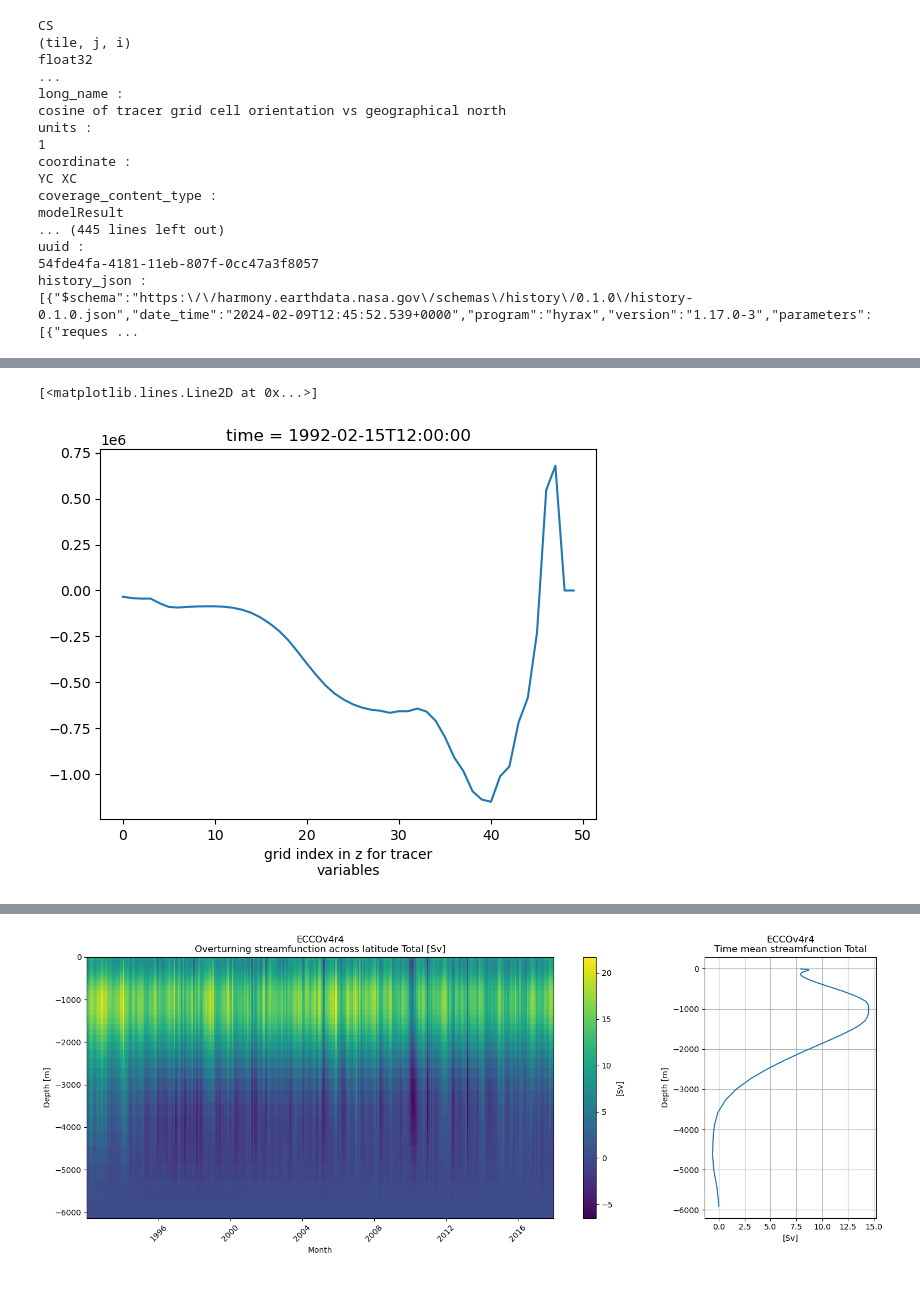
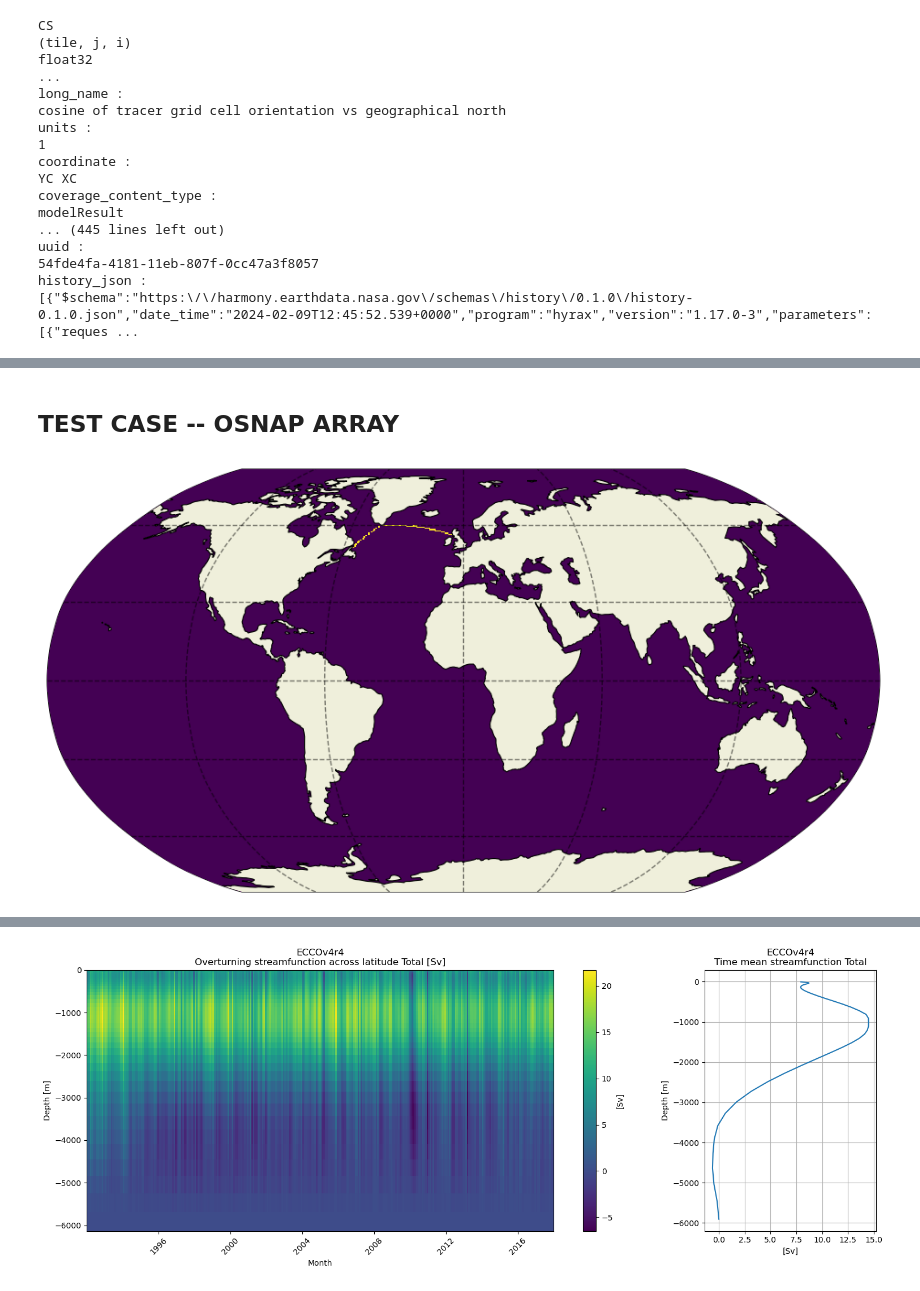
Before and after one commit to ai4er-cdt/OTP, a Jupyter notebook: streamfunction_implementation.ipynb, the cells around one changed output, grey strips where cells are left out. Saved outputs shown, nothing was run; the diff lists cells and outputs as text; code cells hidden in the pictures.

```diff
--- a/streamfunction_implementation.ipynb
+++ b/streamfunction_implementation.ipynb
@@ -308,5 +202,19 @@ Attributes: (0)
-# %%
-sec_trsp_y.isel(time=1).plot()
-# %% [output]
-[<matplotlib.lines.Line2D at 0x...>]
-[figure, removed]
+# %% [markdown]
+## TEST CASE -- OSNAP ARRAY
+# %%
+pt1_east = [-44, 60]
+pt2_east = [-5, 56]
+
+pt1_west = [-56, 51]
+pt2_west = [-45, 60]
+
+maskC_east, maskW_east, maskS_east = ecco.get_section_line_masks(pt1_east,pt2_east,ds)
+maskC_west, maskW_west, maskS_west = ecco.get_section_line_masks(pt1_west,pt2_west,ds)
+maskC_tot = (maskC_east+maskC_west).where(maskC_east+maskC_west==1,0)
+maskW_tot = (maskW_east+maskW_west).where(np.abs(maskW_east)+np.abs(maskW_west)==1,0)
+maskS_tot = (maskS_east+maskS_west).where(np.abs(maskS_east)+np.abs(maskS_west)==1,0)
+
+plt.figure(figsize=(12,6))
+ecco.plot_proj_to_latlon_grid(ds.XC,ds.YC,maskC_tot,cmap='viridis',projection_type='robin',user_lon_0=0);
+# %% [output]
+[figure, added]
```
Also changed, not shown: parts of 38 cells of this notebook, 1 other file.
